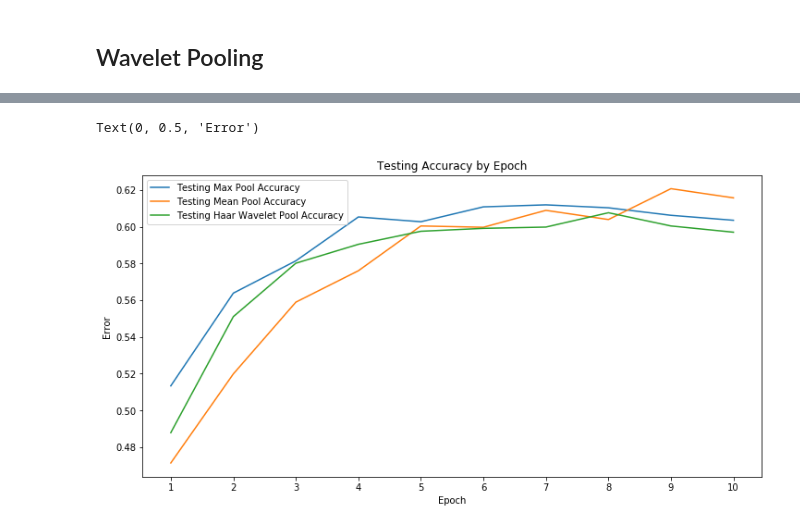
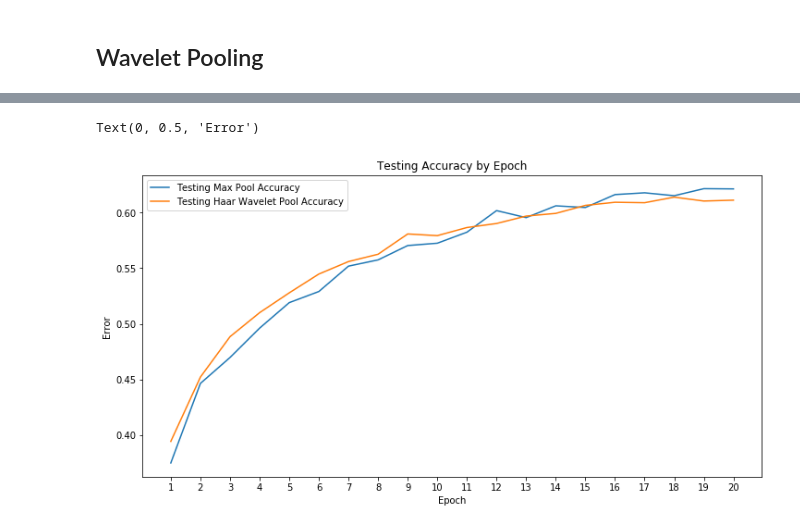
Before and after one commit to abhon/DSGA_1013_Final_Project, a Jupyter notebook: Code/Wavelet_CIFAR.ipynb, the cells around one changed output, grey strips where cells are left out. Cells and saved outputs as stored; diff of their text form; code cells hidden in the pictures.

```diff
--- a/Code/Wavelet_CIFAR.ipynb
+++ b/Code/Wavelet_CIFAR.ipynb
@@ -56,7 +56,7 @@ truck   car   dog  ship
 def get_wav(in_channels,  pool=True):
     """wavelet decomposition using conv2d"""
 
-    w = pywt.Wavelet('coif1')
+    w = pywt.Wavelet('bior1.1')
 
     dec_hi = torch.Tensor(w.dec_hi[::-1])
     dec_lo = torch.Tensor(w.dec_lo[::-1])
@@ -134,15 +134,15 @@ maxnet = Net()
 train_loss = []
 run_loss = []
 test_loss = []
-test_accuracy = []
+max_accuracy = []
 
 #loss function: Log Loss
 criterion = nn.CrossEntropyLoss()
 #stochastic gradient descent
-optimizer = optim.SGD(maxnet.parameters(), lr=0.001, momentum=0.9)
+optimizer = optim.SGD(maxnet.parameters(), lr=0.0001, momentum=0.9)
 
 
-for epoch in range(10):  # loop/over the dataset multiple times
+for epoch in range(20):  # loop/over the dataset multiple times
     training_loss = 0
     running_loss = 0.0
     num_images = 0
@@ -190,7 +190,7 @@ for epoch in range(10):  # loop/over the dataset multiple times
 
 
 
-    test_accuracy.append(correct/ len(testloader.dataset))
+    max_accuracy.append(correct/ len(testloader.dataset))
 
     print('Epoch %d, Training Loss:  %.3f, Testing Accuracy: %.3f' %
          (epoch + 1, training_loss / num_images, correct/ len(testloader.dataset)))
@@ -267,12 +256,12 @@ meannet = MeanNet()
 train_loss = []
 run_loss = []
 test_loss = []
-test_accuracy = []
+mean_accuracy = []
 
 #loss function: Log Loss
 criterion = nn.CrossEntropyLoss()
 #stochastic gradient descent
-optimizer = optim.SGD(meannet.parameters(), lr=0.001, momentum=0.9)
+optimizer = optim.SGD(meannet.parameters(), lr=0.0001, momentum=0.9)
 
 
 for epoch in range(10):  # loop/over the dataset multiple times
@@ -323,7 +312,7 @@ for epoch in range(10):  # loop/over the dataset multiple times
 
 
 
-    test_accuracy.append(correct/ len(testloader.dataset))
+    mean_accuracy.append(correct/ len(testloader.dataset))
 
     print('Epoch %d, Training Loss:  %.3f, Testing Accuracy: %.3f' %
          (epoch + 1, training_loss / num_images, correct/ len(testloader.dataset)))
@@ -399,10 +386,10 @@ haar_accuracy = []
 #loss function: Log Loss
 criterion = nn.CrossEntropyLoss()
 #stochastic gradient descent
-optimizer = optim.SGD(Haarnet.parameters(), lr=0.001, momentum=0.9)
+optimizer = optim.SGD(Haarnet.parameters(), lr=0.0001, momentum=0.9)
 
 
-for epoch in range(10):  # loop/over the dataset multiple times
+for epoch in range(20):  # loop/over the dataset multiple times
     training_loss = 0
     running_loss = 0.0
     num_images = 0
@@ -476,14 +463,13 @@ Epoch 10, Training Loss:  0.251, Testing Accuracy: 0.597
 Finished Training
 # %%
 plt.figure(figsize =(12,6))
-plt.plot(np.arange(1,11, step=1), max_pool_acc, label = 'Testing Max Pool Accuracy')
-plt.plot(np.arange(1,11, step=1), mean_pool_acc, label = 'Testing Mean Pool Accuracy')
-plt.plot(np.arange(1,11, step=1), haar_accuracy, label = 'Testing Haar Wavelet Pool Accuracy')
+plt.plot(np.arange(1,21, step=1), max_accuracy, label = 'Testing Max Pool Accuracy')
+plt.plot(np.arange(1,21, step=1), haar_accuracy, label = 'Testing Haar Wavelet Pool Accuracy')
 plt.title('Testing Accuracy by Epoch')
-plt.xticks(np.arange(1,11, step=1))
+plt.xticks(np.arange(1,21, step=1))
 plt.legend()
 plt.xlabel('Epoch')
 plt.ylabel('Error')
 # %% [output]
 Text(0, 0.5, 'Error')
-[figure, old version]
+[figure, new version]
```
Also changed, not shown: parts of 27 cells of this notebook, 3 other files.
